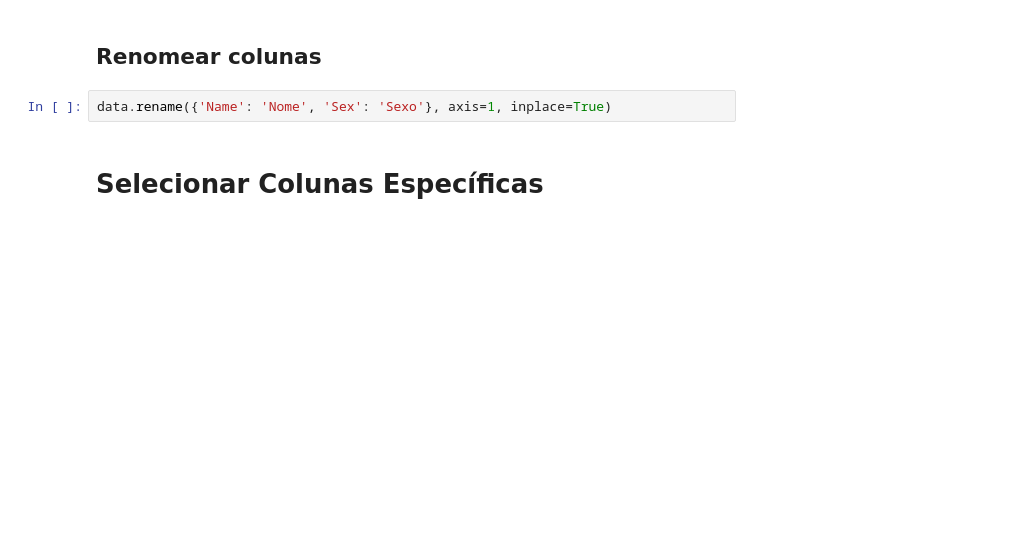
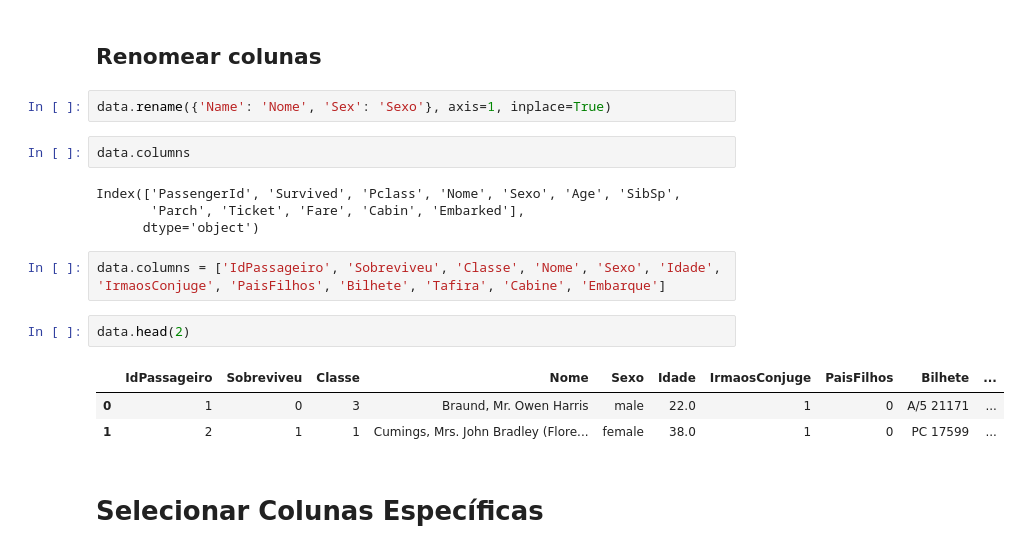
Before and after one commit to LuizPiresS/DataScienceMachineLearningEstatisticaUdemy, a Jupyter notebook: notebooks/04 - Pandas/Pandas - Vazio.ipynb, the cells around one changed output. Saved outputs shown, nothing was run; the diff lists cells and outputs as text; blank space fills up the shorter version.

```diff
--- a/notebooks/04 - Pandas/Pandas - Vazio.ipynb
+++ b/notebooks/04 - Pandas/Pandas - Vazio.ipynb
@@ -91,5 +91,19 @@ data.describe(include='O')
 ## Renomear colunas
 # %%
 data.rename({'Name': 'Nome', 'Sex': 'Sexo'}, axis=1, inplace=True)
+# %%
+data.columns
+# %% [output]
+Index(['PassengerId', 'Survived', 'Pclass', 'Nome', 'Sexo', 'Age', 'SibSp',
+       'Parch', 'Ticket', 'Fare', 'Cabin', 'Embarked'],
+      dtype='object')
+# %%
+data.columns = ['IdPassageiro', 'Sobreviveu', 'Classe', 'Nome', 'Sexo', 'Idade', 'IrmaosConjuge', 'PaisFilhos', 'Bilhete', 'Tafira', 'Cabine', 'Embarque']
+# %%
+data.head(2)
+# %% [output]
+|  | IdPassageiro | Sobreviveu | Classe | Nome | Sexo | Idade | IrmaosConjuge | PaisFilhos | Bilhete | ... |
+| 0 | 1 | 0 | 3 | Braund, Mr. Owen Harris | male | 22.0 | 1 | 0 | A/5 21171 | ... |
+| 1 | 2 | 1 | 1 | Cumings, Mrs. John Bradley (Flore... | female | 38.0 | 1 | 0 | PC 17599 | ... |
 # %% [markdown]
 # Selecionar Colunas Específicas
```
Also changed, not shown: parts of 22 cells of this notebook.
